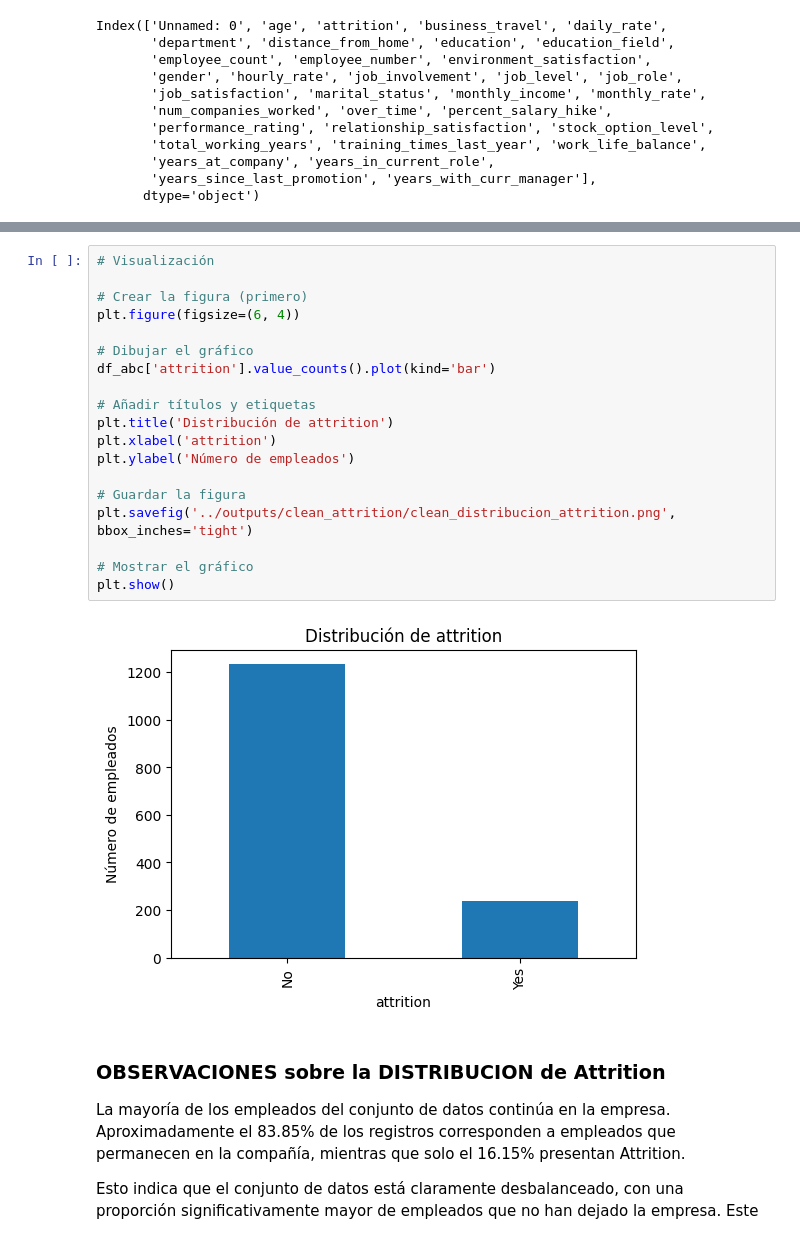
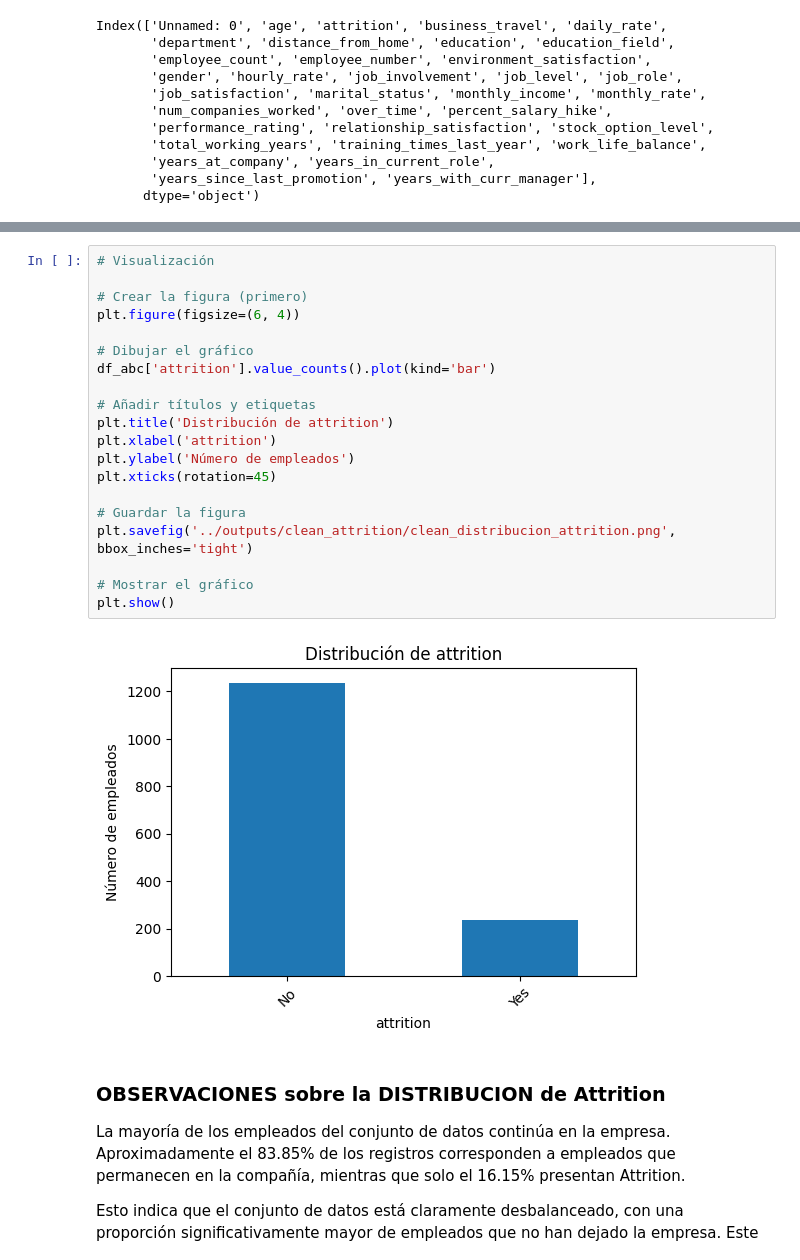
Before and after one commit to juliaisidroj/-project-da-promo-59-modulo-3-team-1, a Jupyter notebook: notebooks/attrition_clean.ipynb, the cells around one changed output, grey strips where cells are left out. Cells and saved outputs as stored; diff of their text form.

```diff
--- a/notebooks/attrition_clean.ipynb
+++ b/notebooks/attrition_clean.ipynb
@@ -150,24 +150,25 @@ Name: proportion, dtype: float64
 # %%
 # Visualización
 
 # Crear la figura (primero)
 plt.figure(figsize=(6, 4))
 
 # Dibujar el gráfico
 df_abc['attrition'].value_counts().plot(kind='bar')
 
 # Añadir títulos y etiquetas
 plt.title('Distribución de attrition')
 plt.xlabel('attrition')
 plt.ylabel('Número de empleados')
+plt.xticks(rotation=45)
 
 # Guardar la figura
 plt.savefig('../outputs/clean_attrition/clean_distribucion_attrition.png', bbox_inches='tight')
 
 # Mostrar el gráfico
 plt.show()
 # %% [output]
-[figure, old version]
+[figure, new version]
 # %% [markdown]
 ### OBSERVACIONES sobre la DISTRIBUCION  de Attrition
 
```
Also changed, not shown: parts of 13 cells of this notebook, 3 other files.
